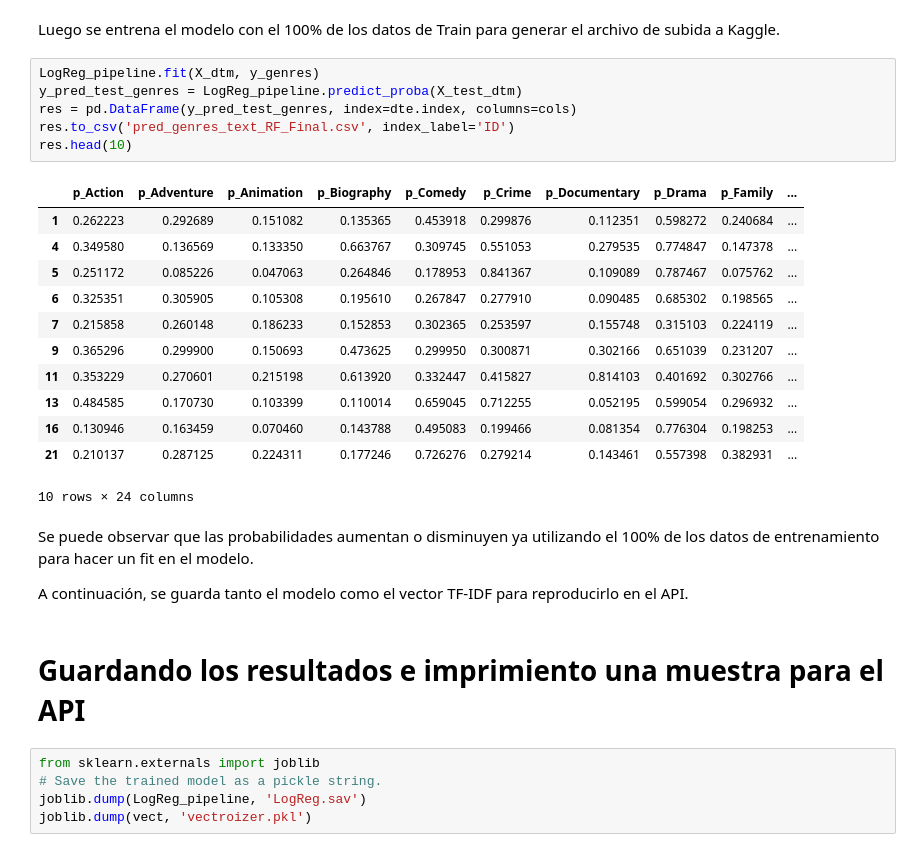
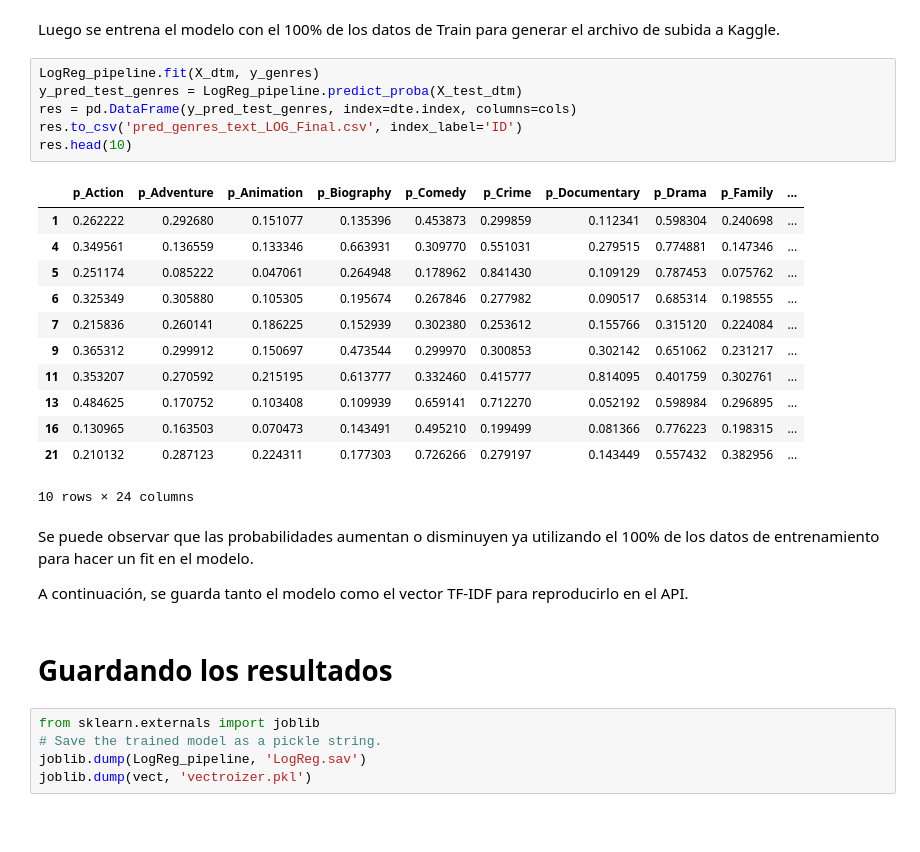
Before and after one commit to rojasdaniel/MLCLass2019I, a Jupyter notebook: P2/P2MovieGenrePrediction_TF.ipynb, the cells around one changed output. Saved outputs shown, nothing was run; the diff lists cells and outputs as text; blank space fills up the shorter version.

```diff
--- a/P2/P2MovieGenrePrediction_TF.ipynb
+++ b/P2/P2MovieGenrePrediction_TF.ipynb
@@ -416,28 +438,28 @@ Luego se entrena el modelo con el 100% de los datos de Train para generar el arc
 # %%
 LogReg_pipeline.fit(X_dtm, y_genres)
 y_pred_test_genres = LogReg_pipeline.predict_proba(X_test_dtm)
 res = pd.DataFrame(y_pred_test_genres, index=dte.index, columns=cols)
-res.to_csv('pred_genres_text_RF_Final.csv', index_label='ID')
+res.to_csv('pred_genres_text_LOG_Final.csv', index_label='ID')
 res.head(10)
 # %% [output]
 |  | p_Action | p_Adventure | p_Animation | p_Biography | p_Comedy | p_Crime | p_Documentary | p_Drama | p_Family | ... |
-| 1 | 0.262223 | 0.292689 | 0.151082 | 0.135365 | 0.453918 | 0.299876 | 0.112351 | 0.598272 | 0.240684 | ... |
-| 4 | 0.349580 | 0.136569 | 0.133350 | 0.663767 | 0.309745 | 0.551053 | 0.279535 | 0.774847 | 0.147378 | ... |
-| 5 | 0.251172 | 0.085226 | 0.047063 | 0.264846 | 0.178953 | 0.841367 | 0.109089 | 0.787467 | 0.075762 | ... |
-| 6 | 0.325351 | 0.305905 | 0.105308 | 0.195610 | 0.267847 | 0.277910 | 0.090485 | 0.685302 | 0.198565 | ... |
-| 7 | 0.215858 | 0.260148 | 0.186233 | 0.152853 | 0.302365 | 0.253597 | 0.155748 | 0.315103 | 0.224119 | ... |
-| 9 | 0.365296 | 0.299900 | 0.150693 | 0.473625 | 0.299950 | 0.300871 | 0.302166 | 0.651039 | 0.231207 | ... |
-| 11 | 0.353229 | 0.270601 | 0.215198 | 0.613920 | 0.332447 | 0.415827 | 0.814103 | 0.401692 | 0.302766 | ... |
-| 13 | 0.484585 | 0.170730 | 0.103399 | 0.110014 | 0.659045 | 0.712255 | 0.052195 | 0.599054 | 0.296932 | ... |
-| 16 | 0.130946 | 0.163459 | 0.070460 | 0.143788 | 0.495083 | 0.199466 | 0.081354 | 0.776304 | 0.198253 | ... |
-| 21 | 0.210137 | 0.287125 | 0.224311 | 0.177246 | 0.726276 | 0.279214 | 0.143461 | 0.557398 | 0.382931 | ... |
+| 1 | 0.262222 | 0.292680 | 0.151077 | 0.135396 | 0.453873 | 0.299859 | 0.112341 | 0.598304 | 0.240698 | ... |
+| 4 | 0.349561 | 0.136559 | 0.133346 | 0.663931 | 0.309770 | 0.551031 | 0.279515 | 0.774881 | 0.147346 | ... |
+| 5 | 0.251174 | 0.085222 | 0.047061 | 0.264948 | 0.178962 | 0.841430 | 0.109129 | 0.787453 | 0.075762 | ... |
+| 6 | 0.325349 | 0.305880 | 0.105305 | 0.195674 | 0.267846 | 0.277982 | 0.090517 | 0.685314 | 0.198555 | ... |
+| 7 | 0.215836 | 0.260141 | 0.186225 | 0.152939 | 0.302380 | 0.253612 | 0.155766 | 0.315120 | 0.224084 | ... |
+| 9 | 0.365312 | 0.299912 | 0.150697 | 0.473544 | 0.299970 | 0.300853 | 0.302142 | 0.651062 | 0.231217 | ... |
+| 11 | 0.353207 | 0.270592 | 0.215195 | 0.613777 | 0.332460 | 0.415777 | 0.814095 | 0.401759 | 0.302761 | ... |
+| 13 | 0.484625 | 0.170752 | 0.103408 | 0.109939 | 0.659141 | 0.712270 | 0.052192 | 0.598984 | 0.296895 | ... |
+| 16 | 0.130965 | 0.163503 | 0.070473 | 0.143491 | 0.495210 | 0.199499 | 0.081366 | 0.776223 | 0.198315 | ... |
+| 21 | 0.210132 | 0.287123 | 0.224311 | 0.177303 | 0.726266 | 0.279197 | 0.143449 | 0.557432 | 0.382956 | ... |
 10 rows × 24 columns
 # %% [markdown]
 Se puede observar que las probabilidades aumentan o disminuyen ya utilizando el 100% de los datos de entrenamiento para hacer un fit en el modelo.
 
 A continuación, se guarda tanto el modelo como el vector TF-IDF para reproducirlo en el API.
 # %% [markdown]
-# Guardando los resultados e imprimiento una muestra para el API
+# Guardando los resultados
 # %%
 from sklearn.externals import joblib
 # Save the trained model as a pickle string.
```
Also changed, not shown: parts of 35 cells of this notebook.
